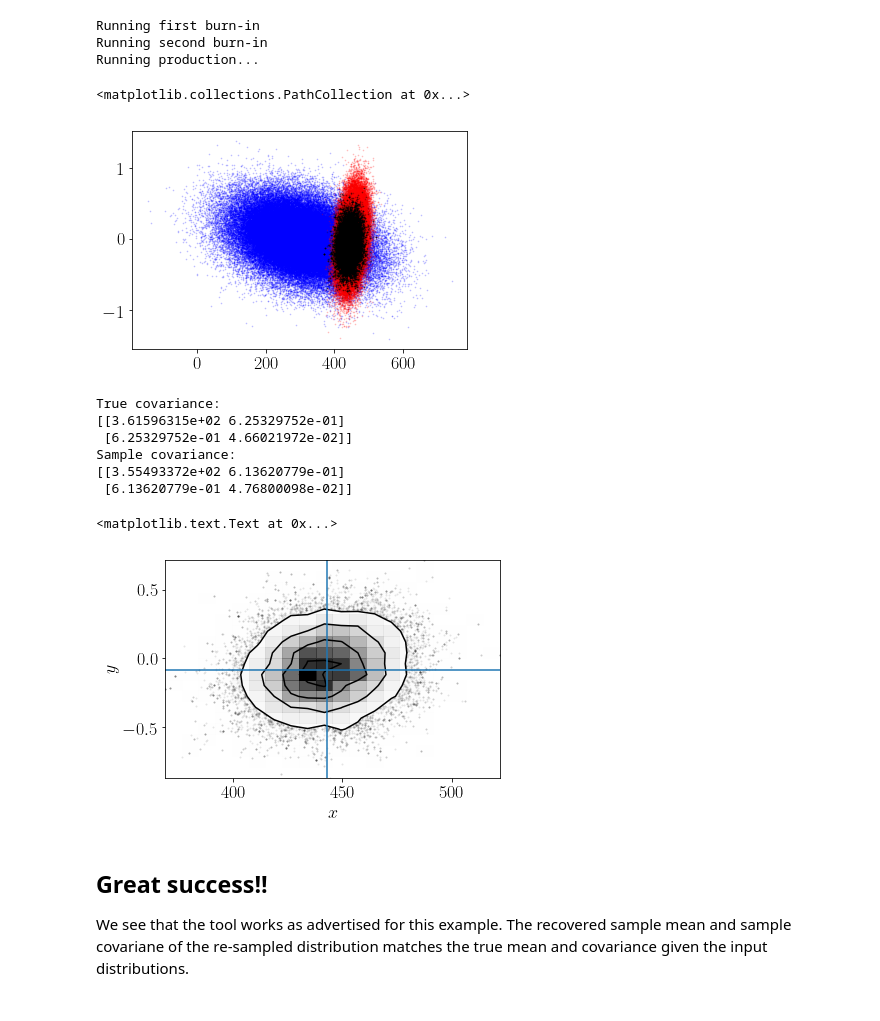
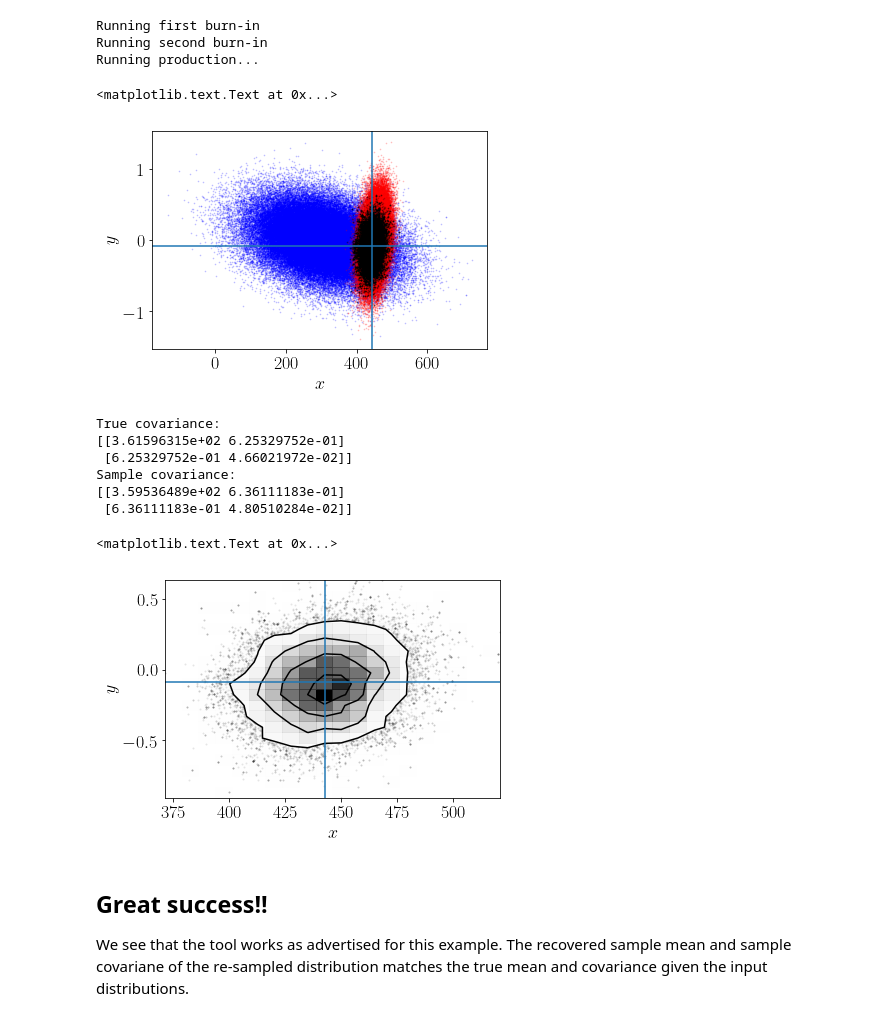
Before and after one commit to tmcclintock/GP_Importance_Sampler, a Jupyter notebook: notebooks/Basic example 1--two Gaussians.ipynb, the cells around one changed output. Cells and saved outputs as stored; diff of their text form; code cells hidden in the pictures.

Commit message:
Reran some notebooks for figures.

```diff
--- a/notebooks/Basic example 1--two Gaussians.ipynb
+++ b/notebooks/Basic example 1--two Gaussians.ipynb
@@ -176,17 +184,16 @@ Running production...
 # %%
 #Make scatter plots of the new chain and the old chains
-testchain = sampler2.flatchain
 plt.scatter(chain[:,0], chain[:,1], c='b', s=0.5, alpha=0.2)
 plt.scatter(chain2[:,0], chain2[:,1], c='r', s=0.5, alpha=0.2)
 plt.scatter(testchain[:,0], testchain[:,1], c='k', s=0.5, alpha=0.2)
+plt.axvline(true_means[0])
+plt.axhline(true_means[1])
+plt.xlabel(r"$x$")
+plt.ylabel(r"$y$")
 # %% [output]
-<matplotlib.collections.PathCollection at 0x...>
+<matplotlib.text.Text at 0x...>
-[figure, old version]
+[figure, new version]
 # %%
-testchain = sampler2.flatchain
-true_cov = np.linalg.inv(icov + icov2)
-true_means = np.dot(true_cov, np.dot(icov, means) + np.dot(icov2, means2))
-
 print("True covariance:   ")
 print(true_cov)
 print("Sample covariance: ")
@@ -203,10 +210,10 @@ True covariance:
 [[3.61596315e+02 6.25329752e-01]
  [6.25329752e-01 4.66021972e-02]]
 Sample covariance:
-[[3.55493372e+02 6.13620779e-01]
- [6.13620779e-01 4.76800098e-02]]
+[[3.59536489e+02 6.36111183e-01]
+ [6.36111183e-01 4.80510284e-02]]
 <matplotlib.text.Text at 0x...>
-[figure, old version]
+[figure, new version]
 # %% [markdown]
 ## Great success!!
 
```
Also changed, not shown: parts of 7 cells of this notebook, 2 other files.
